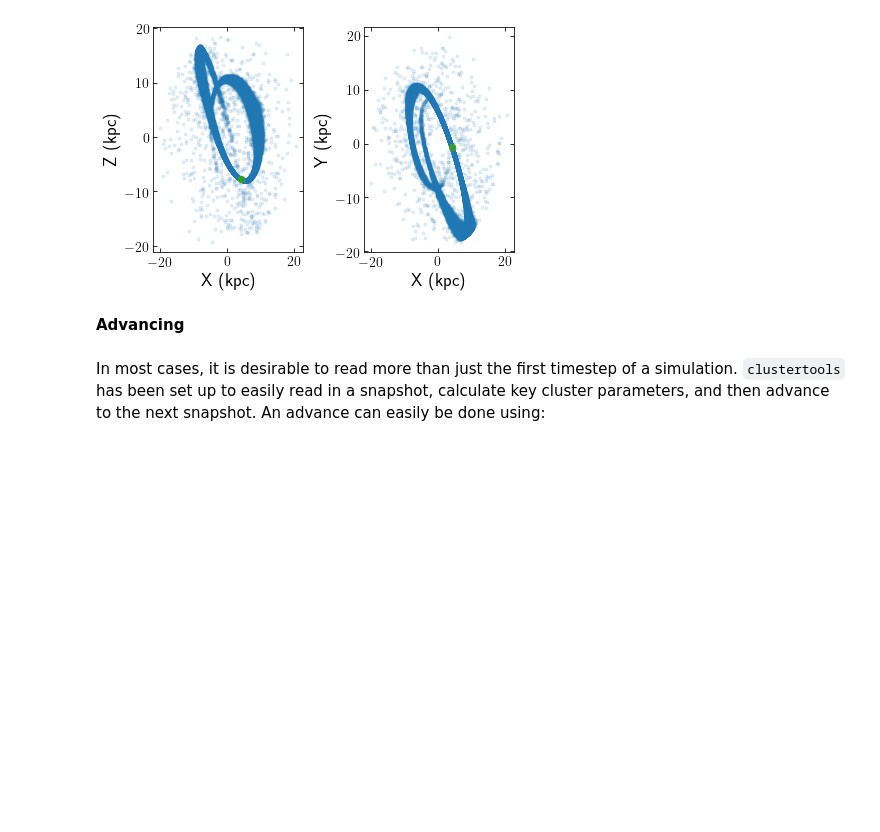
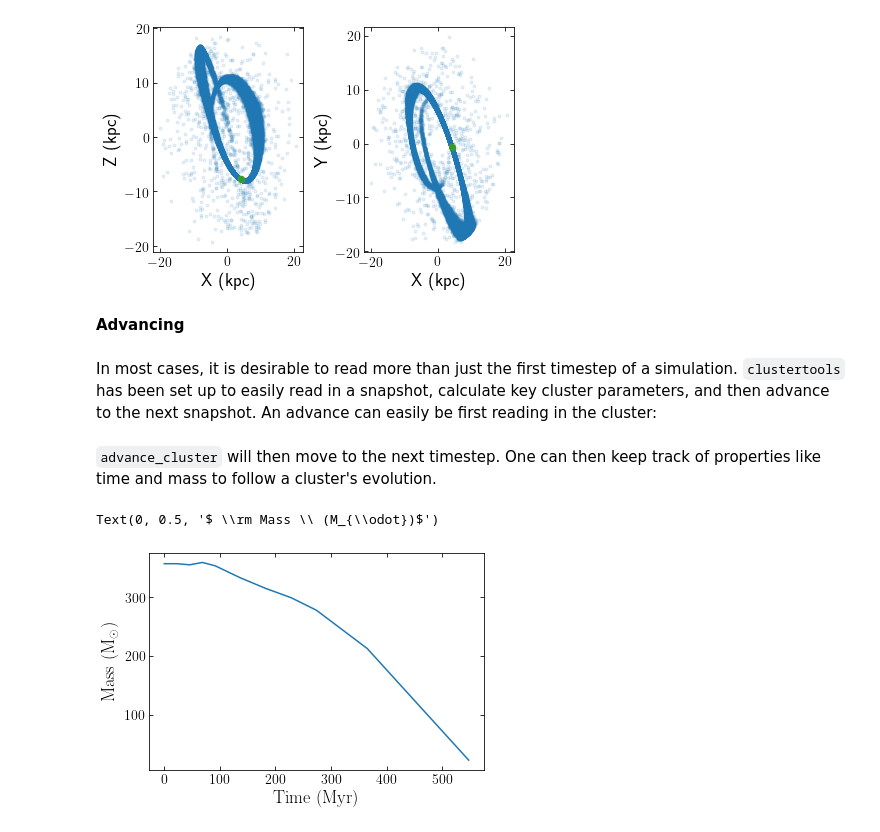
Before and after one commit to webbjj/clustertools, a Jupyter notebook: docs/source/notebooks/loading_and_advancing.ipynb, the cells around one changed output. Drawn from its saved outputs; the diff is of its cells as text; code cells hidden in the pictures; blank space fills up the shorter version.

```diff
--- a/docs/source/notebooks/loading_and_advancing.ipynb
+++ b/docs/source/notebooks/loading_and_advancing.ipynb
@@ -100,5 +103,3 @@ For an NBODY6 simulation with stellar evolution, the first snapshot can be read
-# %%
-cluster=ctools.load_cluster('nbody6se')
 # %% [markdown]
 Finally, for a gyrfalcon simulation. the first cluster snapshot can be read in using:
 # %%
@@ -121,4 +122,24 @@ ctools.starplot(cluster)
 # %% [markdown]
 **Advancing**
 # %% [markdown]
-In most cases, it is desirable to read more than just the first timestep of a simulation. ``clustertools`` has been set up to easily read in a snapshot, calculate key cluster parameters, and then advance to the next snapshot. An advance can easily be done using:
+In most cases, it is desirable to read more than just the first timestep of a simulation. ``clustertools`` has been set up to easily read in a snapshot, calculate key cluster parameters, and then advance to the next snapshot. An advance can easily be first reading in the cluster:
+# %%
+cluster=ctools.load_cluster(ctype='nbody6',wdir='./nbody6_sim/')
+# %% [markdown]
+``advance_cluster`` will then move to the next timestep. One can then keep track of properties like time and mass to follow a cluster's evolution.
+# %%
+t=[]
+m=[]
+
+while cluster.ntot>0:
+    cluster.to_pckms()
+    t.append(cluster.tphys)
+    m.append(np.sum(cluster.m))
+    cluster=ctools.advance_cluster(cluster,wdir='./nbody6_sim/')
+# %%
+plt.plot(t,m)
+plt.xlabel(r'$ \rm Time \ (Myr)$')
+plt.ylabel(r'$ \rm Mass \ (M_{\odot})$')
+# %% [output]
+Text(0, 0.5, '$ \\rm Mass \\ (M_{\\odot})$')
+[figure, added]
```
Also changed, not shown: parts of 9 cells of this notebook, 12 other files.
